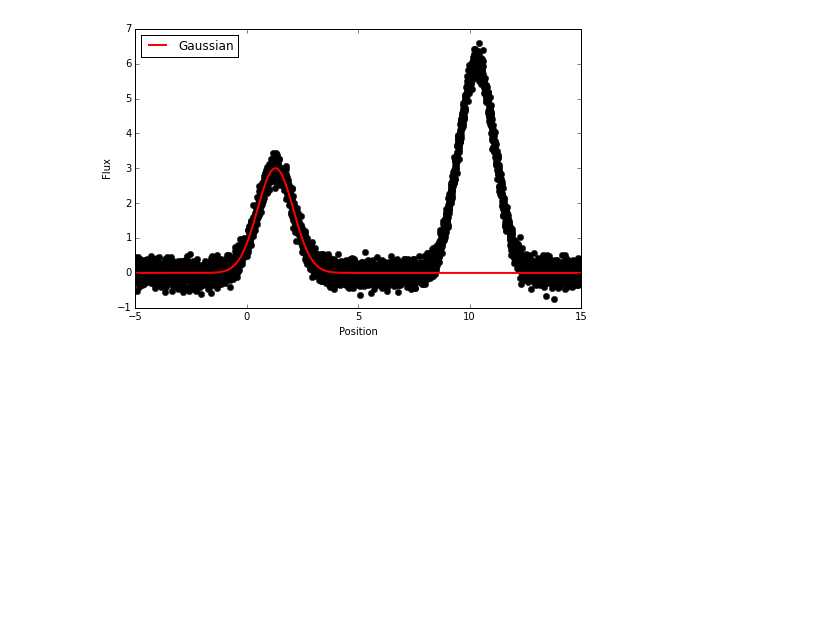
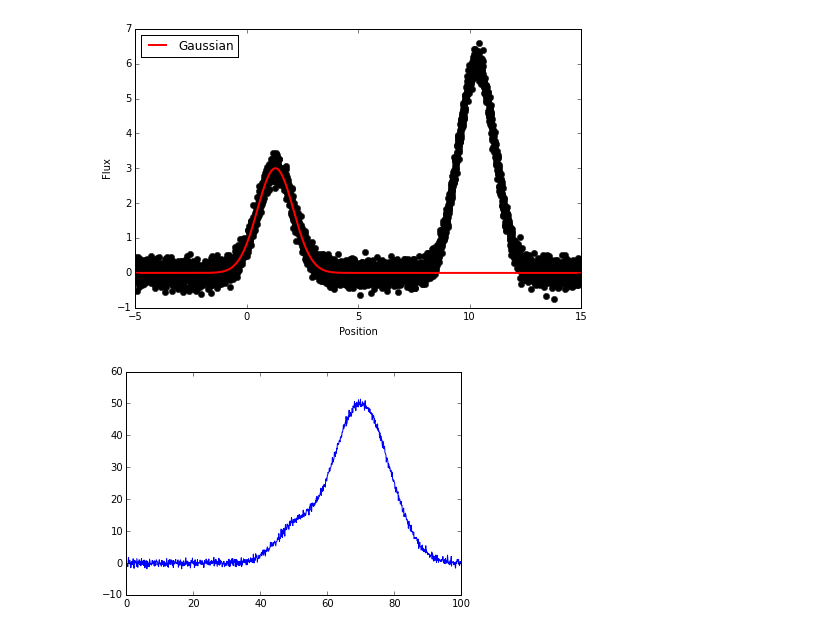
Before and after one commit to vilhelmp/lo_pyuser, a Jupyter notebook: notebooks/gaussfit/gaussfit_astropy.ipynb, the cells around one changed output. Drawn from its saved outputs; the diff is of its cells as text; code cells hidden in the pictures; blank space fills up the shorter version.

```diff
--- a/notebooks/gaussfit/gaussfit_astropy.ipynb
+++ b/notebooks/gaussfit/gaussfit_astropy.ipynb
@@ -37,0 +58,17 @@ None
+# %%
+def gauss(x, a, b, c):
+    return a * sp.exp(-1*(x - b)**2/(2*c)**2)
+def gaussians(x, par):
+    a1, a2, b1, b2, c1, c2 = par
+    arr = gauss(x, a1, b1, c1) + gauss(x, a2, b2, c2)
+    return arr
+# %%
+x = np.arange(0,100,0.1)
+#y = gauss(x, 10, 40, 4) + gauss(x, 50, 70, 6) + sp.randn(len(x))*0.7
+# data
+real_pars = [10, 50, 50, 70, 4, 6]
+y = gaussians(x, real_pars) + sp.randn(len(x))*0.7
+plt.plot(x,y)
+None
+# %% [output]
+[figure, added]
```
Also changed, not shown: parts of 5 cells of this notebook.
